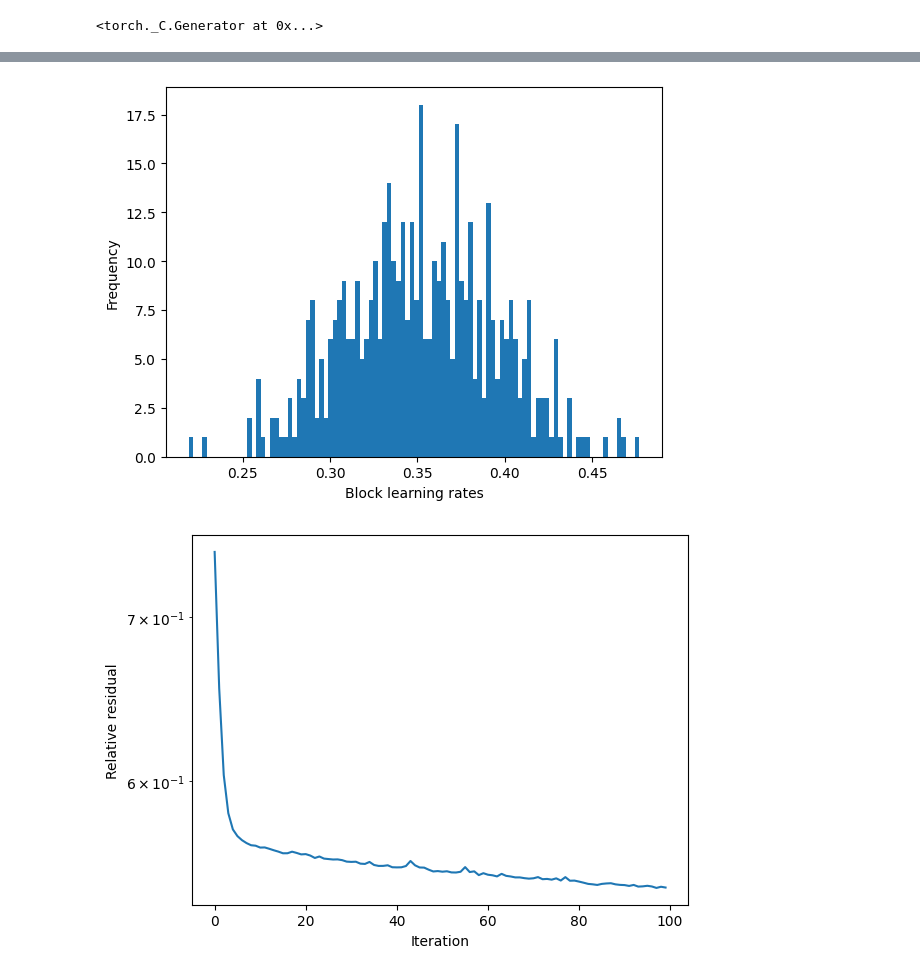
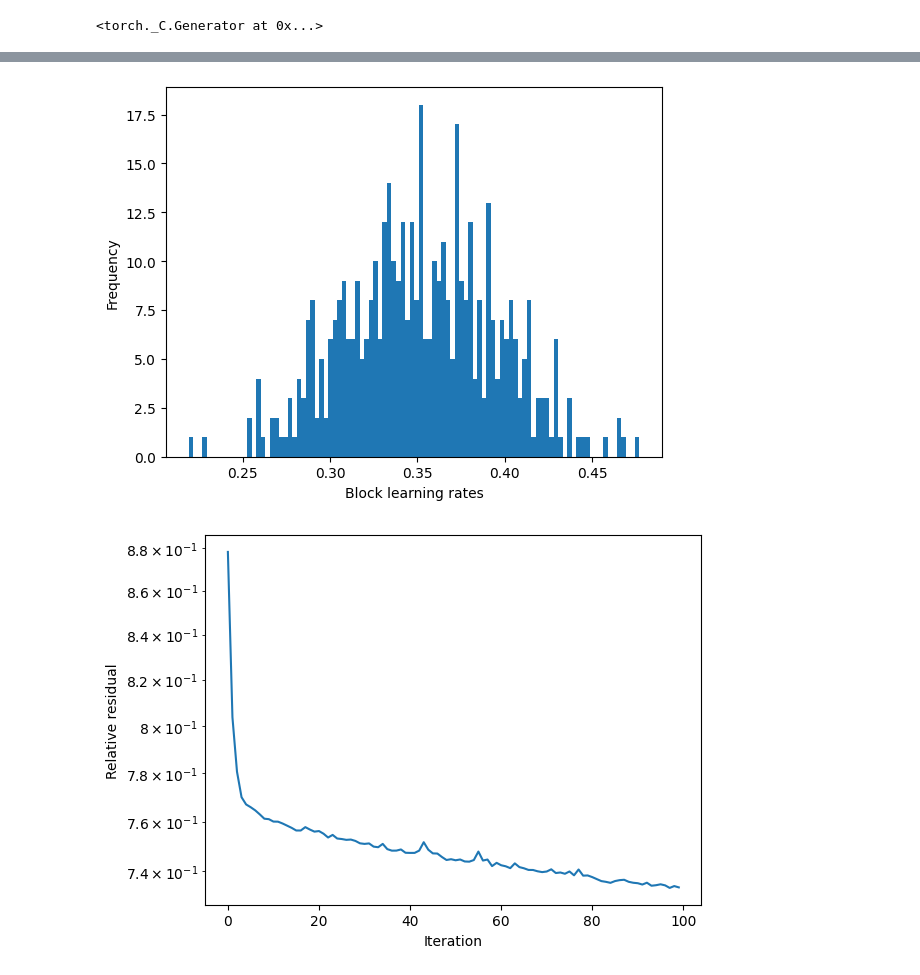
Before and after one commit to aliceitmushuk/fast_krr_alisver, a Jupyter notebook: test2.ipynb, the cells around one changed output, grey strips where cells are left out. Saved outputs shown, nothing was run; the diff lists cells and outputs as text; code cells hidden in the pictures.

Commit message:
Added test accuracy computations to accelerated BCD

```diff
--- a/test2.ipynb
+++ b/test2.ipynb
@@ -284,7 +320,7 @@ def acc_bcd(x, b, sigma, lambd, a0, B, r, max_iter, device, fig_name=''):
 data = load_svmlight_file('./data/SUSY')
 # %%
 b = data[1]
-# b[b == 0] = -1
+b[b == 0] = -1
 
 x_tr = data[0][:4500000].toarray()
 b_tr = b[:4500000]
@@ -297,8 +333,6 @@ scaler.fit_transform(x_tr)
 x_tr = scaler.transform(x_tr)
 x_tst = scaler.transform(x_tst)
 
-N_x = x_tr.shape[0]
-
 x_tr = torch.from_numpy(x_tr).float().to(device)
 x_tr.requires_grad = True
 b_tr = torch.from_numpy(b_tr).float().to(device)
@@ -306,6 +340,14 @@ b_tr = torch.from_numpy(b_tr).float().to(device)
 x_i = LazyTensor(x_tr[:, None, :])
 x_j = LazyTensor(x_tr[None, :, :])
 
-sigma = 4.0
 D_ij = ((x_i - x_j) ** 2).sum(dim=2)  # Squared Euclidean distances
 K_ij = (- D_ij / (2 * sigma ** 2)).exp()  # Gaussian kernel matrix, still lazy
+
+x_tst = torch.from_numpy(x_tst).float().to(device)
+x_tst.requires_grad = True
+b_tst = torch.from_numpy(b_tst).float().to(device)
+
+x_tst_i = LazyTensor(x_tst[:, None, :])
+
+D_tst_ij = ((x_tst_i - x_j) ** 2).sum(dim=2)  # Squared Euclidean distances
+K_tst_ij = (- D_tst_ij / (2 * sigma ** 2)).exp()  # Gaussian kernel matrix, still lazy
@@ -334,3 +356,5 @@ max_iter = 100
+# %%
+a0 = torch.zeros(x_tr.shape[0], dtype=torch.float32).to(device)
 # %%
 # Ground truth
 # a_star = K_ij.solve(torch.unsqueeze(b, 1), alpha=lambd)
@@ -343,8 +367,8 @@ max_iter = 100
 #     a = bcd(x_tr, b_tr, sigma, lambd, a0, B, r, max_iter, device, fig_name='lr_mult_by_2')
 # %%
 with torch.no_grad():
-    a = acc_bcd(x_tr, b_tr, sigma, lambd, a0, B, r,
-                max_iter, device, fig_name='acc_test')
+    a = acc_bcd(x_tr, b_tr, sigma, lambd, x_tst, b_tst,
+                a0, B, r, max_iter, device, fig_name='acc_test')
 # %% [output]
 [pyKeOps] Warning : at least one of the input tensors is not contiguous. Consider using contiguous data arrays to avoid unnecessary copies.
 [pyKeOps] Warning : at least one of the input tensors is not contiguous. Consider using contiguous data arrays to avoid unnecessary copies.
@@ -365,3 +389,3 @@ iter 99, relative residual 0.5429059267044067
 iter 99
 [figure]
-[figure, old version]
+[figure, new version]
```
Also changed, not shown: parts of 7 cells of this notebook.
